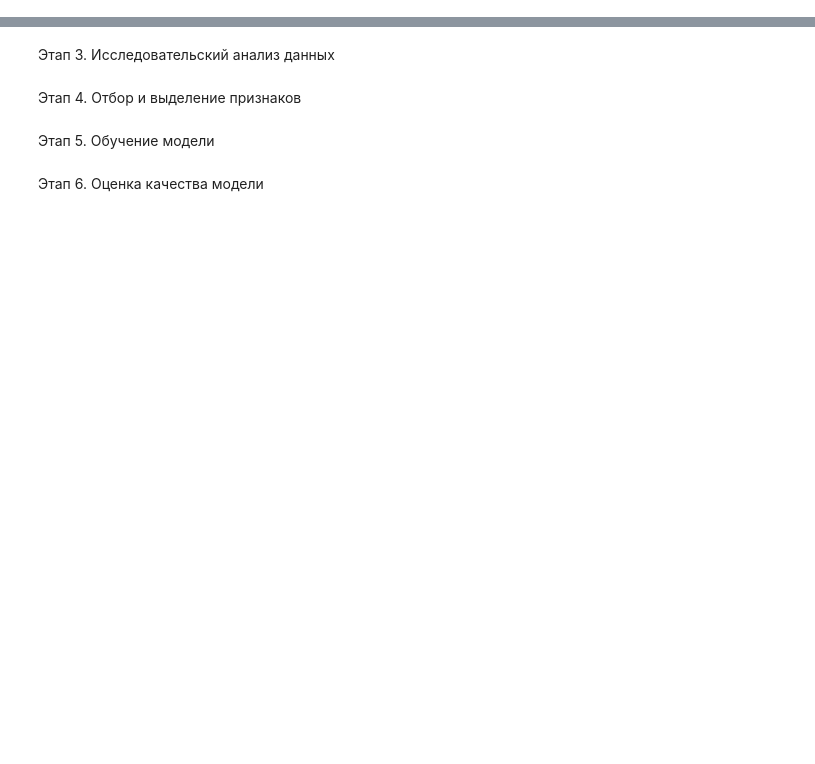
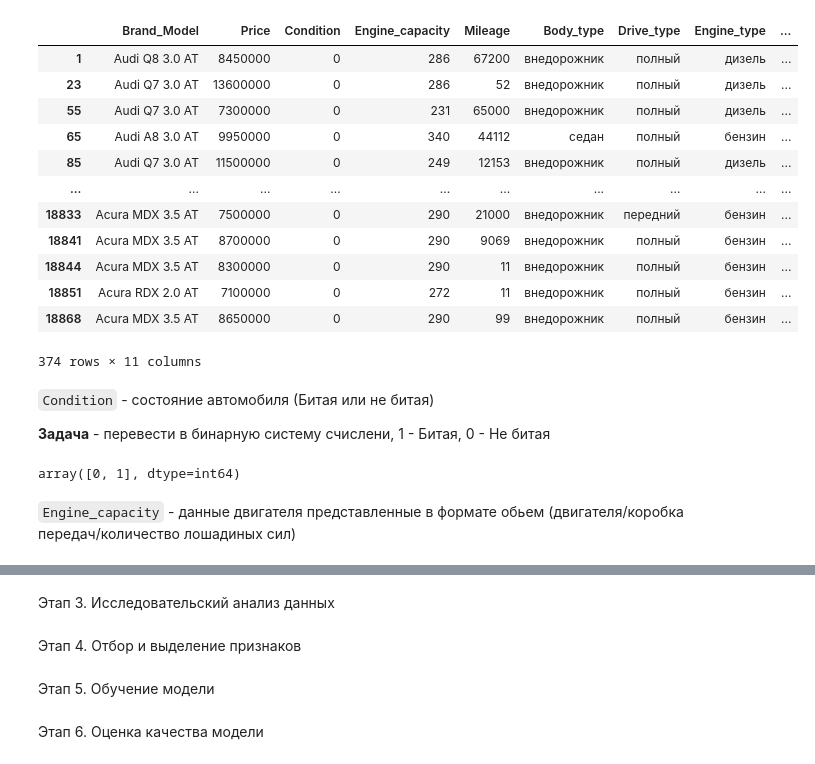
Before and after one commit to MagGoldi/Predicting_cost_car, a Jupyter notebook: Predicting/Price_prediction.ipynb, the cells around one changed output, grey strips where cells are left out. Drawn from its saved outputs; the diff is of its cells as text; code cells hidden in the pictures; blank space fills up the shorter version.

```diff
--- a/Predicting/Price_prediction.ipynb
+++ b/Predicting/Price_prediction.ipynb
@@ -66,0 +157,45 @@ dtype: int64
+# %%
+import pandas as pd
+
+# Создание DataFrame df
+
+# Нахождение выбросов по межквартильному размаху
+Q1 = df['Price'].quantile(0.25)
+Q3 = df['Price'].quantile(0.75)
+IQR = Q3 - Q1
+lower_bound = Q1 - 1.5 * IQR
+upper_bound = Q3 + 1.5 * IQR
+outliers_iqr = df[(df['Price'] < lower_bound) | (df['Price'] > upper_bound)]
+
+# Нахождение выбросов по стандартному отклонению
+mean = df['Price'].mean()
+std_dev = df['Price'].std()
+lower_bound_std = mean - 3 * std_dev
+upper_bound_std = mean + 3 * std_dev
+outliers_std = df[(df['Price'] < lower_bound_std) | (df['Price'] > upper_bound_std)]
+outliers_std
+# %% [output]
+|  | Brand_Model | Price | Condition | Engine_capacity | Mileage | Body_type | Drive_type | Engine_type | ... |
+| 1 | Audi Q8 3.0 AT | 8450000 | 0 | 286 | 67200 | внедорожник | полный | дизель | ... |
+| 23 | Audi Q7 3.0 AT | 13600000 | 0 | 286 | 52 | внедорожник | полный | дизель | ... |
+| 55 | Audi Q7 3.0 AT | 7300000 | 0 | 231 | 65000 | внедорожник | полный | дизель | ... |
+| 65 | Audi A8 3.0 AT | 9950000 | 0 | 340 | 44112 | седан | полный | бензин | ... |
+| 85 | Audi Q7 3.0 AT | 11500000 | 0 | 249 | 12153 | внедорожник | полный | дизель | ... |
+| ... | ... | ... | ... | ... | ... | ... | ... | ... | ... |
+| 18833 | Acura MDX 3.5 AT | 7500000 | 0 | 290 | 21000 | внедорожник | передний | бензин | ... |
+| 18841 | Acura MDX 3.5 AT | 8700000 | 0 | 290 | 9069 | внедорожник | полный | бензин | ... |
+| 18844 | Acura MDX 3.5 AT | 8300000 | 0 | 290 | 11 | внедорожник | полный | бензин | ... |
+| 18851 | Acura RDX 2.0 AT | 7100000 | 0 | 272 | 11 | внедорожник | полный | бензин | ... |
+| 18868 | Acura MDX 3.5 AT | 8650000 | 0 | 290 | 99 | внедорожник | полный | бензин | ... |
+374 rows × 11 columns
+# %% [markdown]
+`Condition` - состояние автомобиля (Битая или не битая)
+
+**Задача** - перевести в бинарную систему счислени, 1 - Битая, 0 - Не битая
+# %%
+df['Condition'] = df['Condition'].replace({'Битая': 1, 'Не битая': 0})
+df['Condition'].unique()
+# %% [output]
+array([0, 1], dtype=int64)
+# %% [markdown]
+`Engine_capacity` - данные двигателя представленные в формате обьем (двигателя/коробка передач/количество лошадиных сил)
```
Also changed, not shown: parts of 42 cells of this notebook, 1 other file.
